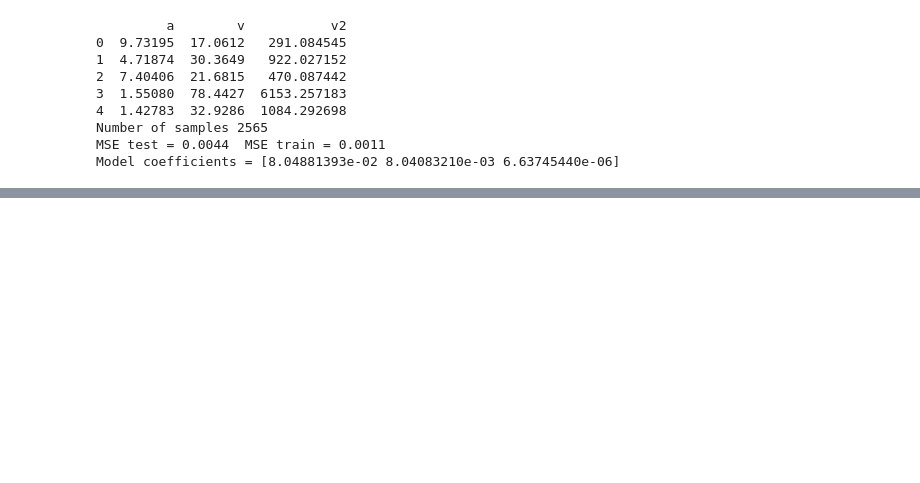
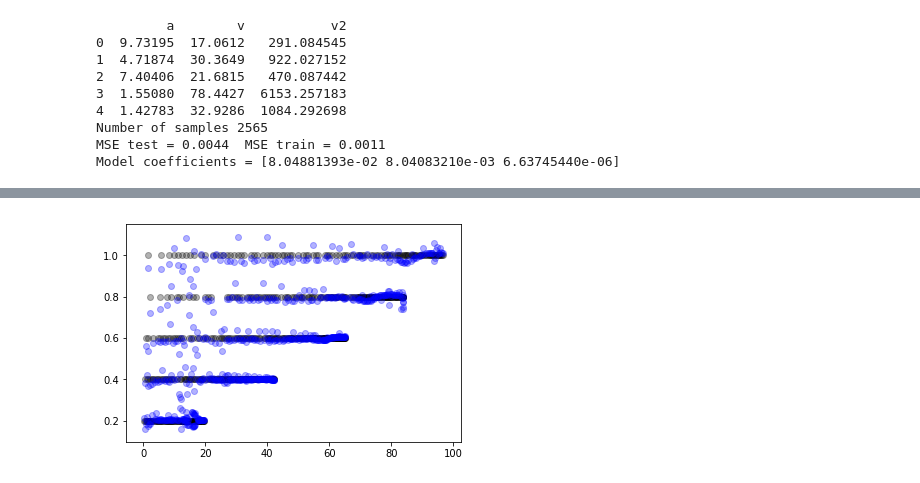
Before and after one commit to apichlkostner/CarND-MPC-Project, a Jupyter notebook: data_analysis/Vehicle acceleration from throttle and velocity.ipynb, the cells around one changed output, grey strips where cells are left out. Saved outputs shown, nothing was run; the diff lists cells and outputs as text; code cells hidden in the pictures; blank space fills up the shorter version.

```diff
--- a/data_analysis/Vehicle acceleration from throttle and velocity.ipynb
+++ b/data_analysis/Vehicle acceleration from throttle and velocity.ipynb
@@ -153,0 +183,7 @@ Model coefficients = [8.04881393e-02 8.04083210e-03 6.63745440e-06]
+# %%
+plt.scatter(X_train[:,1], y_train,  color='black', alpha=0.3)
+plt.scatter(X_train[:,1], y_pred_train, color='blue', alpha=0.3)
+
+plt.show()
+# %% [output]
+[figure, added]
```
Also changed, not shown: parts of 5 cells of this notebook.
